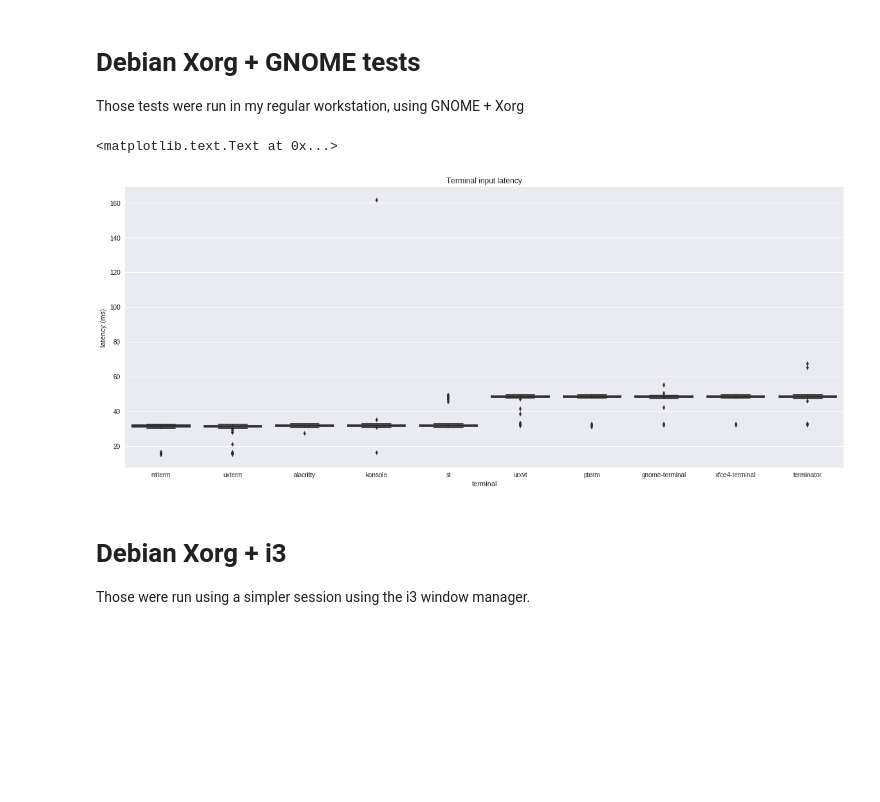
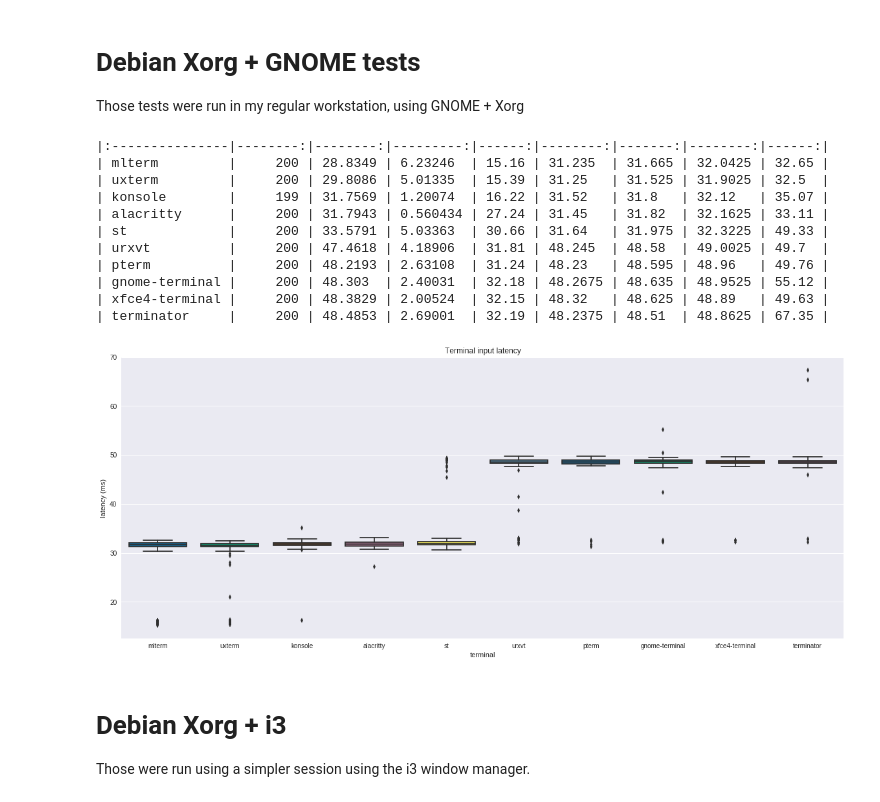
Before and after one commit to anarcat/terms-benchmarks, a Jupyter notebook: benchmarks-summary.ipynb, the cells around one changed output. Saved outputs shown, nothing was run; the diff lists cells and outputs as text; code cells hidden in the pictures; blank space fills up the shorter version.

```diff
--- a/benchmarks-summary.ipynb
+++ b/benchmarks-summary.ipynb
@@ -13,18 +13,33 @@ Those tests were run in my regular workstation, using GNOME + Xorg
 # %%
 fig, _ = plt.subplots()
 fig.set_figwidth(FIG_WIDTH)
 fig.set_figheight(FIG_HEIGTH)
 
 latency = pandas.read_csv('latency/debian9-xorg.csv')
+# remove weird outlier in konsole
+latency = latency.apply(lambda x: x[(x<100)], axis=0)
 latency = latency.reindex_axis(latency.mean().sort_values().index, axis=1)
 
 ax = sns.boxplot(data=latency, palette='colorblind')
 ax.set_title('Terminal input latency')
 ax.set_xlabel('terminal')
 ax.set_ylabel('latency (ms)')
+
+from tabulate import tabulate
+print(tabulate(latency.describe().transpose(), headers='keys', tablefmt='pipe'))
 # %% [output]
-<matplotlib.text.Text at 0x...>
+|:---------------|--------:|--------:|---------:|------:|--------:|-------:|--------:|------:|
+| mlterm         |     200 | 28.8349 | 6.23246  | 15.16 | 31.235  | 31.665 | 32.0425 | 32.65 |
+| uxterm         |     200 | 29.8086 | 5.01335  | 15.39 | 31.25   | 31.525 | 31.9025 | 32.5  |
+| konsole        |     199 | 31.7569 | 1.20074  | 16.22 | 31.52   | 31.8   | 32.12   | 35.07 |
+| alacritty      |     200 | 31.7943 | 0.560434 | 27.24 | 31.45   | 31.82  | 32.1625 | 33.11 |
+| st             |     200 | 33.5791 | 5.03363  | 30.66 | 31.64   | 31.975 | 32.3225 | 49.33 |
+| urxvt          |     200 | 47.4618 | 4.18906  | 31.81 | 48.245  | 48.58  | 49.0025 | 49.7  |
+| pterm          |     200 | 48.2193 | 2.63108  | 31.24 | 48.23   | 48.595 | 48.96   | 49.76 |
+| gnome-terminal |     200 | 48.303  | 2.40031  | 32.18 | 48.2675 | 48.635 | 48.9525 | 55.12 |
+| xfce4-terminal |     200 | 48.3829 | 2.00524  | 32.15 | 48.32   | 48.625 | 48.89   | 49.63 |
+| terminator     |     200 | 48.4853 | 2.69001  | 32.19 | 48.2375 | 48.51  | 48.8625 | 67.35 |
-[figure, old version]
+[figure, new version]
 # %% [markdown]
 # Debian Xorg + i3
 Those were run using a simpler session using the i3 window manager.
```
Also changed, not shown: parts of 4 cells of this notebook, 2 other files.
